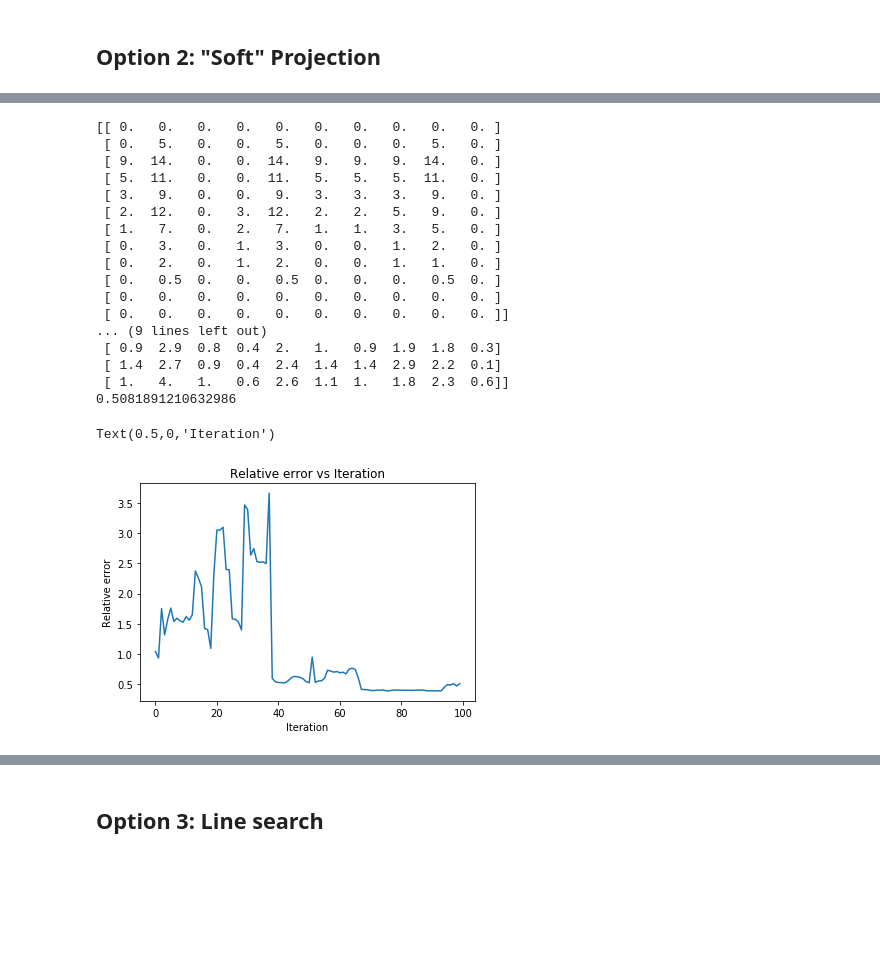
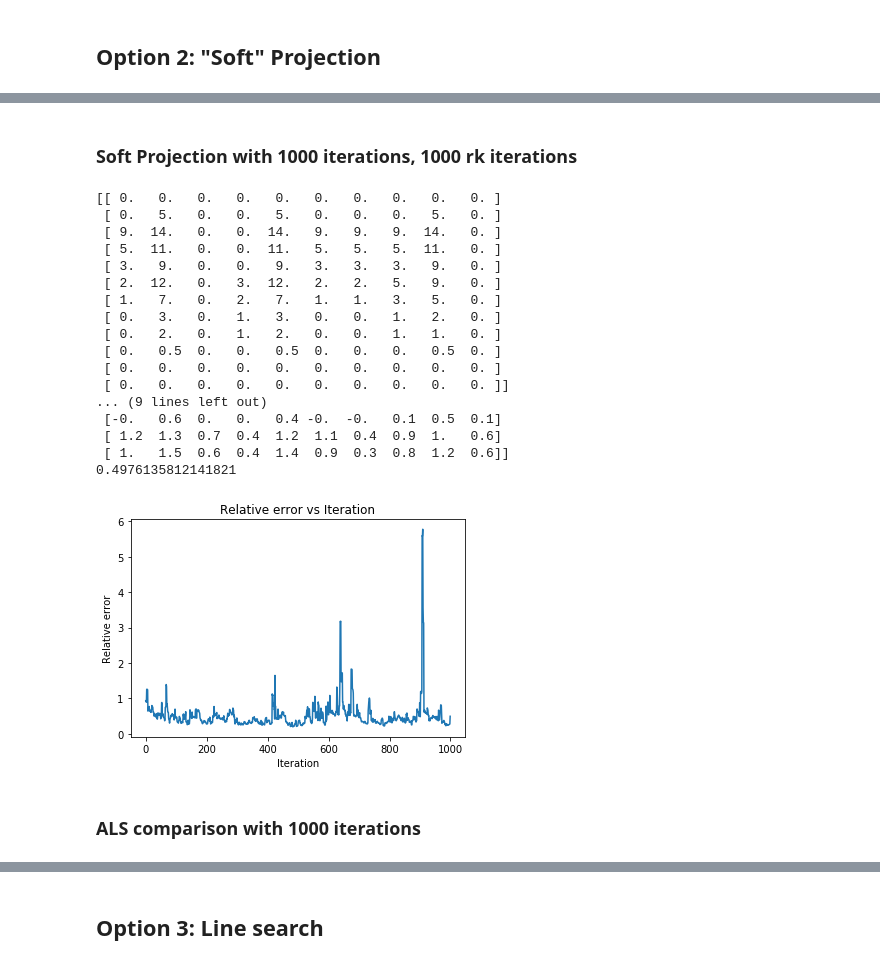
Before and after one commit to chauedwin/mf-algorithms, a Jupyter notebook: nmfAlgorithms.ipynb, the cells around one changed output, grey strips where cells are left out. Saved outputs shown, nothing was run; the diff lists cells and outputs as text; code cells hidden in the pictures; blank space fills up the shorter version.

```diff
--- a/nmfAlgorithms.ipynb
+++ b/nmfAlgorithms.ipynb
@@ -69,3 +70,20 @@ print(weights)
  [0 1 0 0 1 0 0 0 1 0]]
 # %% [markdown]
 Initializing the factor matrices $A$ and $S$ is typically done by filling a matrix of the right dimensions with randomized entries. However, to check that the ALS algorithm works properly we can initialize $A$ and $S$ close to our original factor matrices. The final $A$ and $S$ should yield a very low error.
+# %%
+np.random.seed(1)
+k = 3
+niter = 100
+A = np.random.rand(12, 3)
+S = np.random.rand(3, 10)
+
+for i in np.arange(niter):
+    row = np.random.randint(X.shape[0])
+    col = np.random.randint(X.shape[1])
+    S[:, col] = np.matmul(np.linalg.pinv(A), X[:, col])
+    A[row, :] = np.matmul(X[row, :], np.matmul(S.T, np.linalg.inv(np.matmul(S, S.T))))
+
+approx = np.matmul(A, S)
+print(X)
+print(np.round(approx, 2))
+print("Relative error: ", np.linalg.norm(X - approx) / np.linalg.norm(X))
@@ -338,7 +437,7 @@ $$ x_{k,i} = \max{ \{ x_{k,i}, 0 \}} $$
 def proj(vec, i):
     return(np.where(vec < 0, 0, vec))
 # %%
-def nmfrk2(data, f, k, niter, kacziter, reinit = 5):
+def nmfrkproj(data, f, k, niter, kacziter, reinit = 5):
     # set to negative one so we can guarantee an update for the first init
     finalerror = -1
 
@@ -365,20 +464,23 @@ def nmfrk2(data, f, k, niter, kacziter, reinit = 5):
             # inner loop for number of RK iterations
             for j in np.arange(kacziter):
                 # sample index for entry of data matrix
-                kaczrow = np.random.choice(data.shape[0], p = weightsample(data, 1))
-                kaczcol = np.random.choice(data.shape[1], p = weightsample(data, 0))
+                kaczrow = np.random.choice(lfactor.shape[0], p = weightsample(lfactor, 1))
+                kaczcol = np.random.choice(rfactor.shape[1], p = weightsample(rfactor, 0))
+                #print(j)
+
+                #print(lfactor[kaczrow, :])
+                #print(rfactor[:, kaczcol])
                 # compute RK step
-                #print(j)
                 lfactor[row, :] = lfactor[row, :] + (data[row, kaczcol] - np.matmul(lfactor[row, :], rfactor[:, kaczcol])) / (np.linalg.norm(rfactor[:, kaczcol])**2) * rfactor[:, kaczcol]
                 rfactor[:, col] = rfactor[:, col] + (data[kaczrow, col] - np.matmul(lfactor[kaczrow, :], rfactor[:, col])) / (np.linalg.norm(lfactor[kaczrow, :])**2) * lfactor[kaczrow, :]
-                #print(lfactor[row, :])
-                #print(rfactor[:, col])
+                #print(lfactor[kaczrow, :])
+                #print(rfactor[:, kaczcol])
 
                 # project to feasible space
                 lfactor[row, :] = f(lfactor[row, :], j+1)
                 rfactor[:, col] = f(rfactor[:, col], j+1)
-                #print(lfactor[row, :])
-                #print(rfactor[:, col])
+                #print(lfactor[kaczrow, :])
+                #print(rfactor[:, kaczcol])
 
             # calculate error after update
             seqerror[i] = np.linalg.norm(data - np.matmul(lfactor, rfactor)) / np.linalg.norm(data)
@@ -480,34 +656,37 @@ Text(0.5,0,'Iteration')
+# %% [markdown]
+### Soft Projection with 1000 iterations, 1000 rk iterations
 # %%
-np.random.seed(1)
-A, S, error = nmfrk2(X, softproji, k = 3, niter = 100, kacziter = 1000, reinit = 1)
+#np.random.seed(1)
+A, S, error = nmfrkproj(X, softproji, k = 3, niter = 1000, kacziter = 1000, reinit = 1)
 
 approx = np.matmul(A, S)
 print(X)
 print(np.round(approx, 1))
 print(np.linalg.norm(X - approx) / np.linalg.norm(X))
 
 plt.plot(error)
 plt.title("Relative error vs Iteration")
 plt.ylabel("Relative error")
 plt.xlabel("Iteration")
 plt.show()
 # %% [output]
 [[ 0.   0.   0.   0.   0.   0.   0.   0.   0.   0. ]
  [ 0.   5.   0.   0.   5.   0.   0.   0.   5.   0. ]
  [ 9.  14.   0.   0.  14.   9.   9.   9.  14.   0. ]
  [ 5.  11.   0.   0.  11.   5.   5.   5.  11.   0. ]
  [ 3.   9.   0.   0.   9.   3.   3.   3.   9.   0. ]
  [ 2.  12.   0.   3.  12.   2.   2.   5.   9.   0. ]
  [ 1.   7.   0.   2.   7.   1.   1.   3.   5.   0. ]
  [ 0.   3.   0.   1.   3.   0.   0.   1.   2.   0. ]
  [ 0.   2.   0.   1.   2.   0.   0.   1.   1.   0. ]
  [ 0.   0.5  0.   0.   0.5  0.   0.   0.   0.5  0. ]
  [ 0.   0.   0.   0.   0.   0.   0.   0.   0.   0. ]
  [ 0.   0.   0.   0.   0.   0.   0.   0.   0.   0. ]]
 ... (9 lines left out)
- [ 0.9  2.9  0.8  0.4  2.   1.   0.9  1.9  1.8  0.3]
- [ 1.4  2.7  0.9  0.4  2.4  1.4  1.4  2.9  2.2  0.1]
- [ 1.   4.   1.   0.6  2.6  1.1  1.   1.8  2.3  0.6]]
-0.5081891210632986
+ [-0.   0.6  0.   0.   0.4 -0.  -0.   0.1  0.5  0.1]
+ [ 1.2  1.3  0.7  0.4  1.2  1.1  0.4  0.9  1.   0.6]
+ [ 1.   1.5  0.6  0.4  1.4  0.9  0.3  0.8  1.2  0.6]]
+0.4976135812141821
-Text(0.5,0,'Iteration')
-[figure, old version]
+[figure, new version]
+# %% [markdown]
+### ALS comparison with 1000 iterations
```
Also changed, not shown: parts of 39 cells of this notebook.
